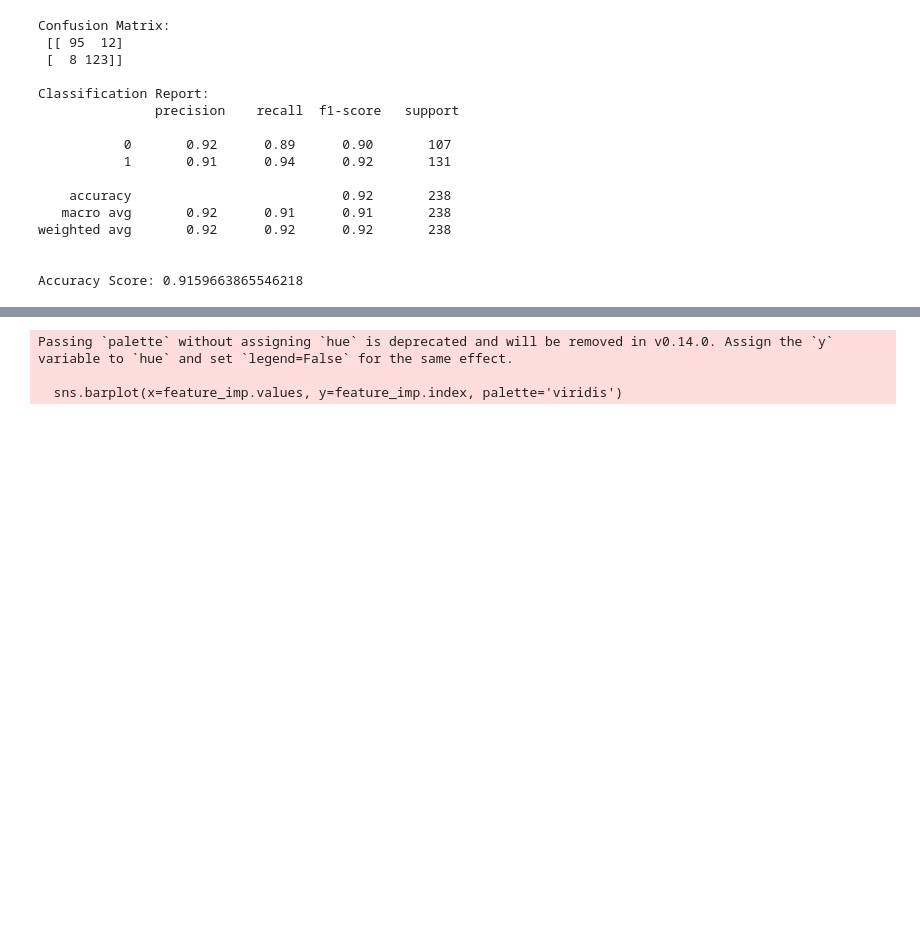
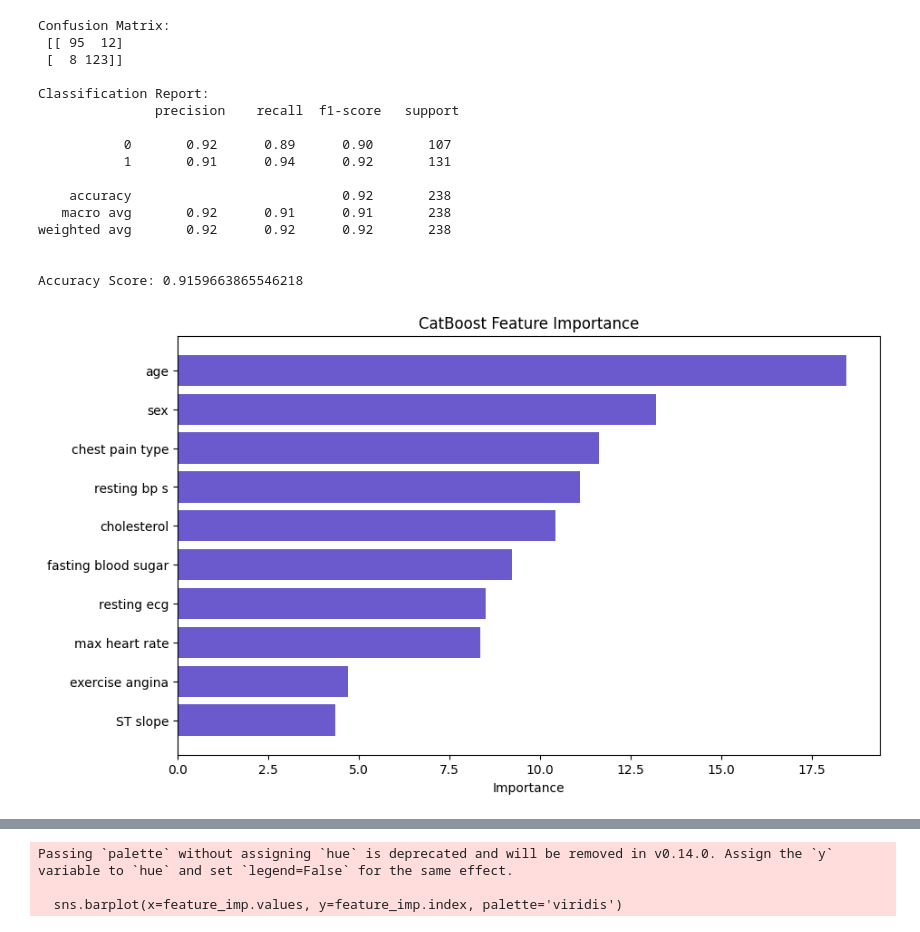
Before and after one commit to SanjayBista1010/Classification, a Jupyter notebook: HeartDiseaseRandomForest.ipynb, the cells around one changed output, grey strips where cells are left out. Saved outputs shown, nothing was run; the diff lists cells and outputs as text; code cells hidden in the pictures; blank space fills up the shorter version.

```diff
--- a/HeartDiseaseRandomForest.ipynb
+++ b/HeartDiseaseRandomForest.ipynb
@@ -434,6 +464,18 @@ weighted avg       0.92      0.92      0.92       238
 
 
 Accuracy Score: 0.9159663865546218
+# %%
+feature_importance = pd.Series(cat_model.get_feature_importance()).sort_values(ascending=False)
+features = X.columns
+
+plt.figure(figsize=(10, 6))
+plt.barh(features, feature_importance, color='slateblue')
+plt.xlabel('Importance')
+plt.title('CatBoost Feature Importance')
+plt.gca().invert_yaxis()
+plt.show()
+# %% [output]
+[figure, added]
 # %%
 import lightgbm as lgb
 
```
Also changed, not shown: parts of 3 cells of this notebook.
